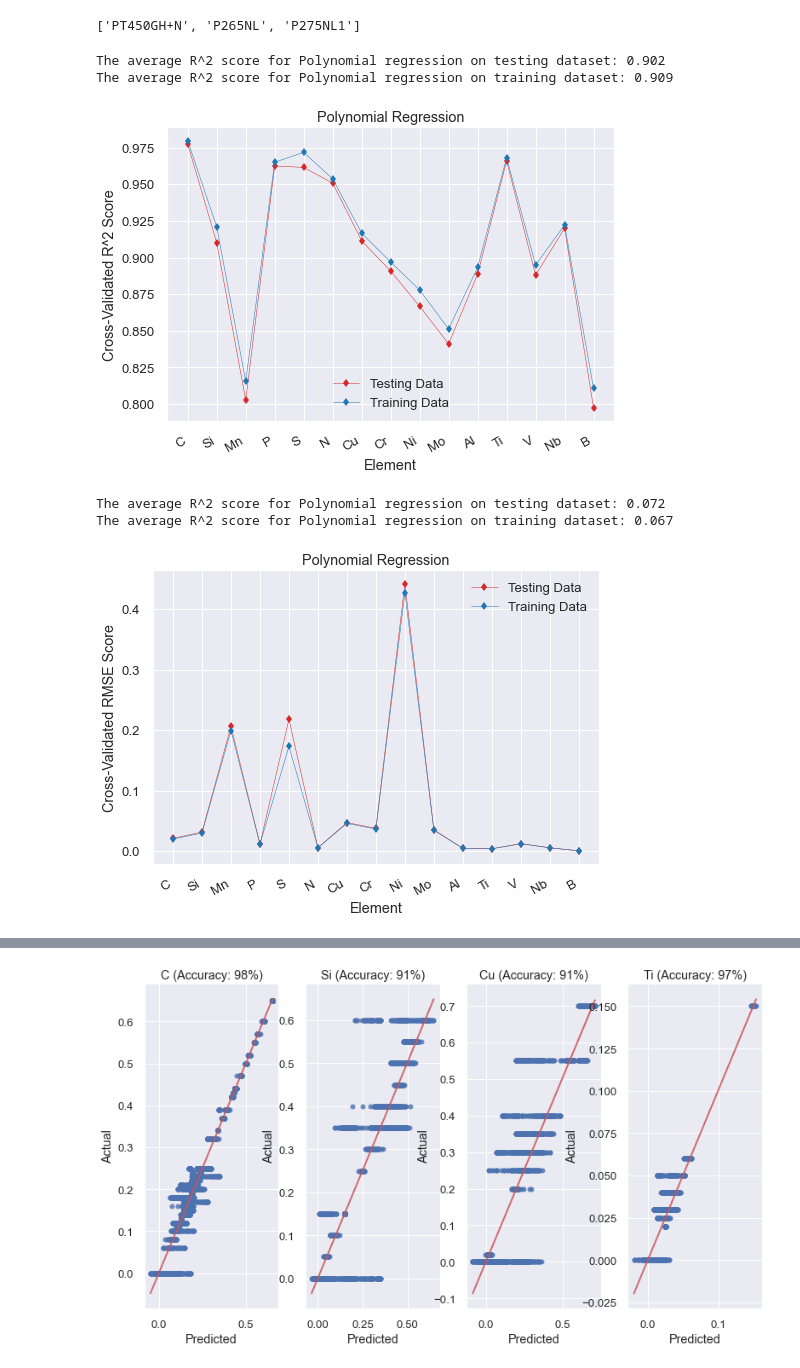
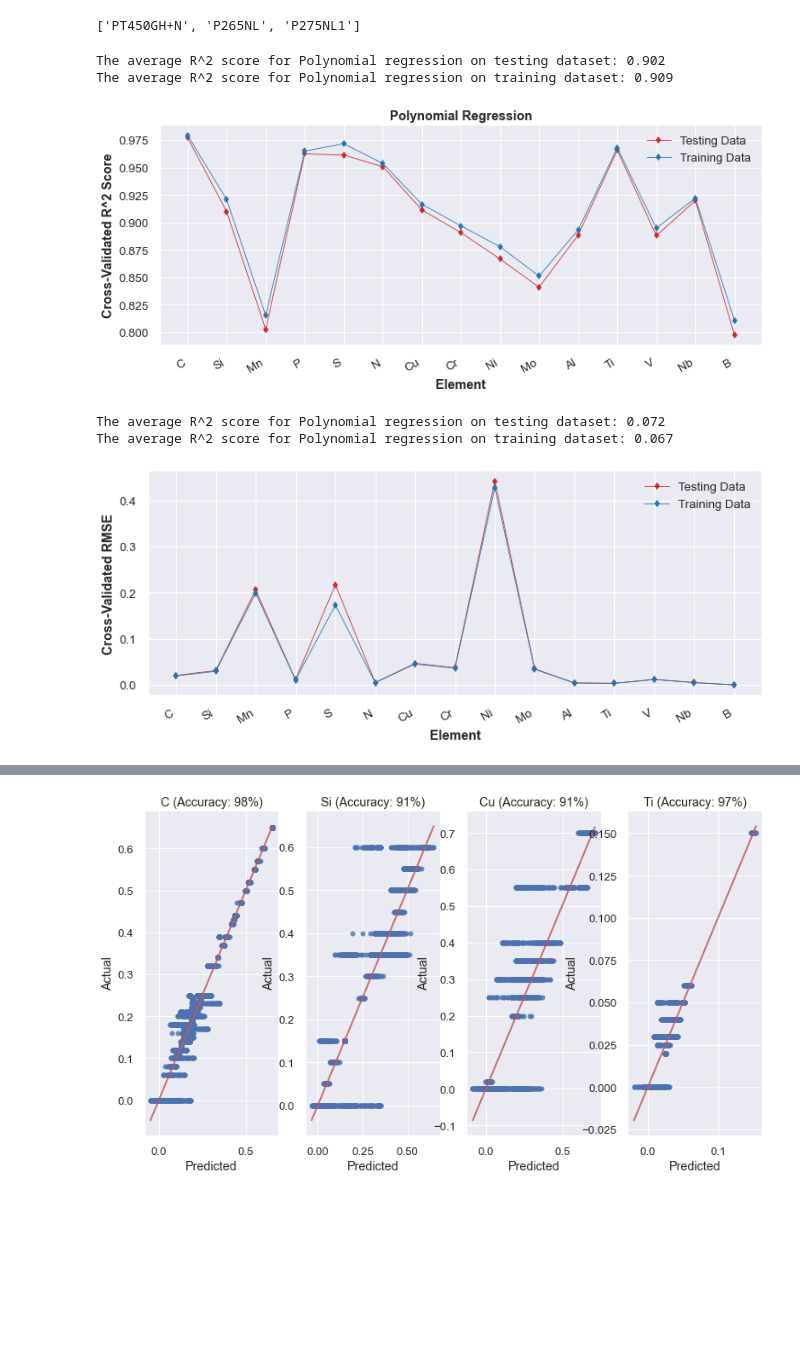
Before and after one commit to szayed99/Steel-Classification-Through-Machine-Learning, a Jupyter notebook: Regression (1).ipynb, the cells around one changed output, grey strips where cells are left out. Saved outputs shown, nothing was run; the diff lists cells and outputs as text; code cells hidden in the pictures; blank space fills up the shorter version.

```diff
--- a/Regression (1).ipynb
+++ b/Regression (1).ipynb
@@ -777,40 +802,40 @@ def improve_needed_elems_poly(cross_valid_dict_r2, cross_valid_dict_rmse, degree
 # %%
 # Find the average cross-validated r-squared score for each element
 
 # Define list which stores average R-squared scores
 elems_r2_test_poly = []
 elems_r2_std_test_poly = []
 elems_r2_train_poly = []
 elems_r2_std_train_poly = []
 
 # Loop through all elements and find their average R-squared score accross their minimum and maximum limits
 j = 0
 for i in range(15):
     elems_r2_test_poly.append((list(cross_valid_dict_r2_poly.values())[i+j][0][0] + list(cross_valid_dict_r2_poly.values())[i+j+1][0][0]) / 2)
     elems_r2_train_poly.append((list(cross_valid_dict_r2_poly.values())[i+j][1][0] + list(cross_valid_dict_r2_poly.values())[i+j+1][1][0]) / 2)
     elems_r2_std_test_poly.append((list(cross_valid_dict_r2_poly.values())[i+j][0][1] + list(cross_valid_dict_r2_poly.values())[i+j+1][0][1]) / 2)
     elems_r2_std_train_poly.append((list(cross_valid_dict_r2_poly.values())[i+j][1][1] + list(cross_valid_dict_r2_poly.values())[i+j+1][1][1]) / 2)
     j += 1
 
 # Plot the average cross-validated R-squared score for each element in training and testing data
-fig, ax = plt.subplots(figsize=(8, 6))
-ax.plot(bs_df.columns[5:-1], elems_r2_test_poly, marker = "d", color ="tab:red", linewidth = 0.5, label = "Testing Data")
-ax.plot(bs_df.columns[5:-1], elems_r2_train_poly, marker = "d", color ="tab:blue", linewidth = 0.5, label = "Training Data")
+fig, ax = plt.subplots(figsize=(12, 5))
+ax.plot(bs_df.columns[5:-1], elems_r2_test_poly, marker = "d", color ="tab:red", linewidth = 0.8, label = "Testing Data")
+ax.plot(bs_df.columns[5:-1], elems_r2_train_poly, marker = "d", color ="tab:blue", linewidth = 0.8, label = "Training Data")
 fig.autofmt_xdate()
-plt.ylabel("Cross-Validated R^2 Score")
-plt.xlabel("Element")
-plt.title("Polynomial Regression")
+plt.ylabel("Cross-Validated R^2 Score", weight = "bold")
+plt.xlabel("Element", weight = "bold")
+plt.title("Polynomial Regression", weight = "bold")
 plt.legend()
 
 # Find the average cross-validated r-squared score for training and testing data accross all elements
 avg_r2_test_poly = sum(elems_r2_test_poly) / len(elems_r2_test_poly)
 avg_r2_train_poly = sum(elems_r2_train_poly) / len(elems_r2_train_poly)
 print("The average R^2 score for Polynomial regression on testing dataset: {:.3f}".format(avg_r2_test_poly))
 print("The average R^2 score for Polynomial regression on training dataset: {:.3f}".format(avg_r2_train_poly))
 # %% [output]
 The average R^2 score for Polynomial regression on testing dataset: 0.902
 The average R^2 score for Polynomial regression on training dataset: 0.909
-[figure, old version]
+[figure, new version]
 # %%
 # Find average error for each element
 
@@ -826,13 +851,12 @@ for i in range(15):
     j += 1
 
 # Plot the average cross-validated RMSE score for each element in training and testing data
-fig, ax = plt.subplots(figsize=(8, 6))
-ax.plot(bs_df.columns[5:-1], rmse_scores_poly, marker = "d", color ="tab:red", linewidth = 0.5, label = "Testing Data")
-ax.plot(bs_df.columns[5:-1], rmse_scores_train_poly, marker = "d", color ="tab:blue", linewidth = 0.5, label = "Training Data")
+fig, ax = plt.subplots(figsize=(12, 5))
+ax.plot(bs_df.columns[5:-1], rmse_scores_poly, marker = "d", color ="tab:red", linewidth = 0.8, label = "Testing Data")
+ax.plot(bs_df.columns[5:-1], rmse_scores_train_poly, marker = "d", color ="tab:blue", linewidth = 0.8, label = "Training Data")
 fig.autofmt_xdate()
-plt.ylabel("Cross-Validated RMSE Score")
-plt.xlabel("Element")
-plt.title("Polynomial Regression")
+plt.ylabel("Cross-Validated RMSE", weight = "bold")
+plt.xlabel("Element", weight = "bold")
 plt.legend()
 
 # Find the average cross-validated RMSE score for training and testing data accross all elements
@@ -843,7 +867,7 @@ print("The average R^2 score for Polynomial regression on training dataset: {:.3
 # %% [output]
 The average R^2 score for Polynomial regression on testing dataset: 0.072
 The average R^2 score for Polynomial regression on training dataset: 0.067
-[figure, old version]
+[figure, new version]
 # %%
 # Find the normalized RMSE score (RMSE score / range of output variable) for each element
 
```
Also changed, not shown: parts of 15 cells of this notebook.
